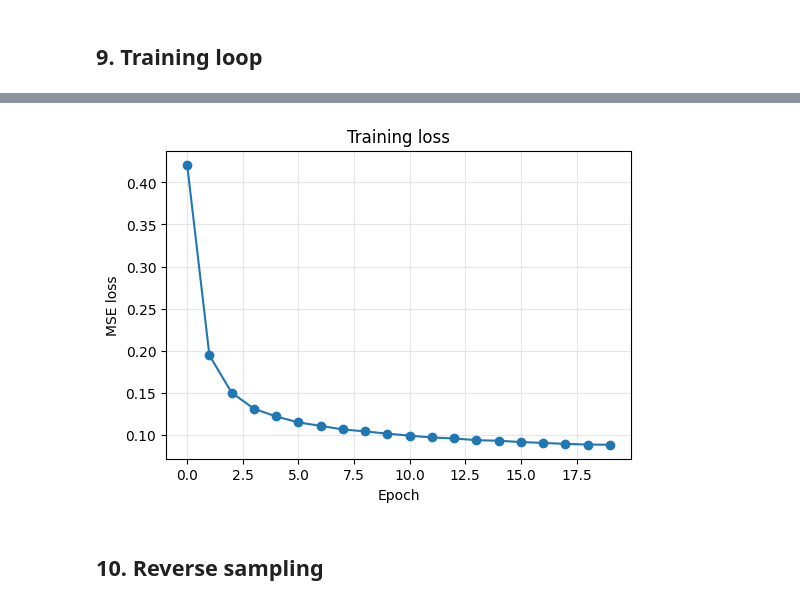
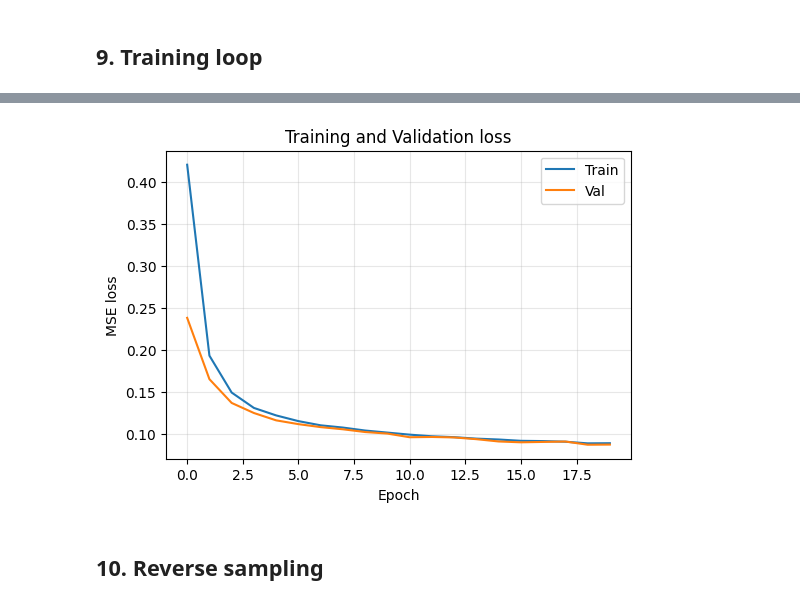
Before and after one commit to popraf/D7047E_Advanced_deep_learning_assignments, a Jupyter notebook: lab2/Task5_diffusion_model.ipynb, the cells around one changed output, grey strips where cells are left out. Cells and saved outputs as stored; diff of their text form; code cells hidden in the pictures.

```diff
--- a/lab2/Task5_diffusion_model.ipynb
+++ b/lab2/Task5_diffusion_model.ipynb
@@ -63,7 +63,15 @@ train_loader = DataLoader(
     train_dataset, batch_size=batch_size, shuffle=True, num_workers=2, drop_last=True
 )
 
+val_dataset = datasets.MNIST(
+    root="./MNIST", train=False, download=True, transform=transform
+)
+val_loader = DataLoader(
+    val_dataset, batch_size=batch_size, shuffle=False, num_workers=2, drop_last=True
+)
+
 print("Train size:", len(train_dataset))
+print("Val size:", len(val_dataset))
 print("Batches per epoch:", len(train_loader))
 # %% [output]
 Train size: 60000
@@ -210,6 +219,7 @@ loss_fn = nn.MSELoss()
 ## 9. Training loop
 # %%
 loss_history = []
+val_loss_history = []
 
 for epoch in range(epochs):
     model.train()
@@ -231,5 +241,22 @@ for epoch in range(epochs):
 
     avg_loss = epoch_loss / len(train_loader)
     loss_history.append(avg_loss)
-    print(f"Epoch {epoch + 1}/{epochs} - loss: {avg_loss:.4f}")
+
+    model.eval()
+    val_loss = 0.0
+    with torch.no_grad():
+        for imgs, labels in val_loader:
+            imgs = imgs.to(device)
+            labels = labels.to(device)
+            t = sample_timesteps(imgs.shape[0])
+            x_t, noise = noise_images(imgs, t)
+            predicted_noise = model(x_t, t, labels)
+            loss = loss_fn(predicted_noise, noise)
+            val_loss += loss.item()
+    avg_val_loss = val_loss / len(val_loader)
+    val_loss_history.append(avg_val_loss)
+
+    print(
+        f"Epoch {epoch + 1}/{epochs} - loss: {avg_loss:.4f} - val_loss: {avg_val_loss:.4f}"
+    )
 # %% [output]
@@ -256,13 +283,15 @@ Epoch 20/20 - loss: 0.0884
 # %%
 plt.figure(figsize=(6, 4))
-plt.plot(loss_history, marker="o")
-plt.title("Training loss")
+plt.plot(loss_history, label="Train")
+plt.plot(val_loss_history, label="Val")
+plt.title("Training and Validation loss")
 plt.xlabel("Epoch")
 plt.ylabel("MSE loss")
+plt.legend()
 plt.grid(True, alpha=0.3)
 plt.show()
 # %% [output]
-[figure, old version]
+[figure, new version]
 # %% [markdown]
 ## 10. Reverse sampling
 # %%
```
Also changed, not shown: parts of 5 cells of this notebook, 2 other files.
